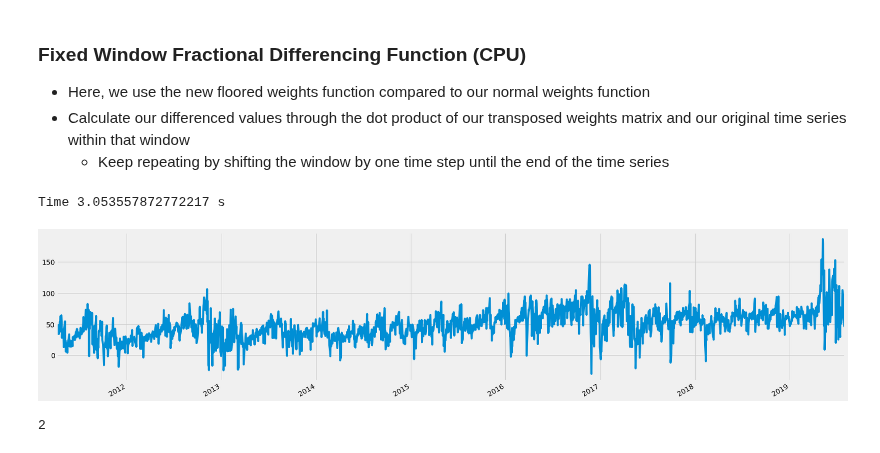
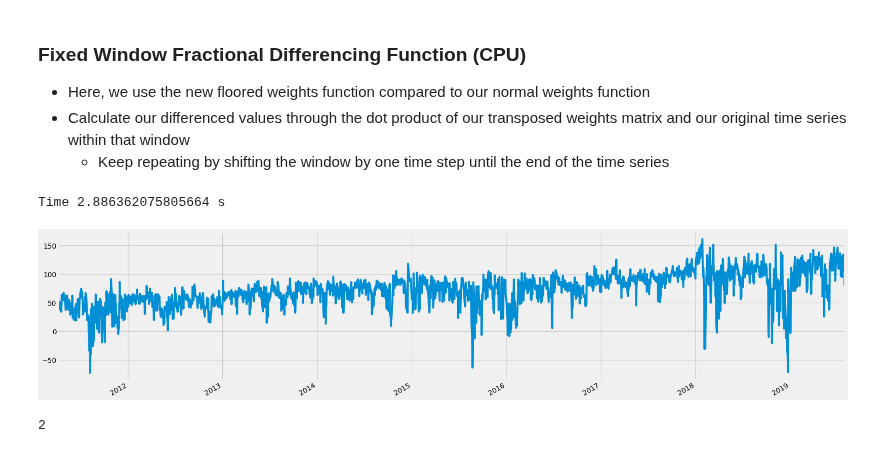
Before and after one commit to ritchieng/deep-learning-wizard, a Jupyter notebook: docs/machine_learning/gpu/gpu_fractional_differencing.ipynb, the cells around one changed output. Saved outputs shown, nothing was run; the diff lists cells and outputs as text; code cells hidden in the pictures.

```diff
--- a/docs/machine_learning/gpu/gpu_fractional_differencing.ipynb
+++ b/docs/machine_learning/gpu/gpu_fractional_differencing.ipynb
@@ -352,37 +352,40 @@ def frac_diff(df, d, floor=1e-3):
     # Get weights window
     weights = get_weights_floored(d=d, num_k=len(df), floor=floor)
     weights_window_size = len(weights)
+
+    # Reverse weights
+    weights = weights[::-1]
 
     # Blank fractionally differenced series to be filled
     df_fd = pd.Series()
 
     # Slide window of time series, to calculated fractionally differenced values
     # per window
     for idx in range(weights_window_size, df.shape[0]):
         # Dot product of weights and original values
         # to get fractionally differenced values
         date_idx = df.index[idx]
         df_fd[date_idx] = np.dot(weights.T, df.iloc[idx - weights_window_size:idx]).item()
 
     # Return FD values and weights
     return df_fd, weights
 
 
 # Start timer
 start = time.time()
 
 df_raw_fd, weights = frac_diff(df_raw, d=0.5, floor=5e-5)
 
 # End timer
 end = time.time()
 
 print(f'Time {end-start} s')
 
 # Plot
 df_raw_fd.plot(figsize=figsize);
 # %% [output]
-Time 3.053557872772217 s
+Time 2.886362075805664 s
-[figure, old version]
+[figure, new version]
 # %%
 import multiprocessing
 multiprocessing.cpu_count()
```
Also changed, not shown: parts of 7 cells of this notebook, 8 other files.
